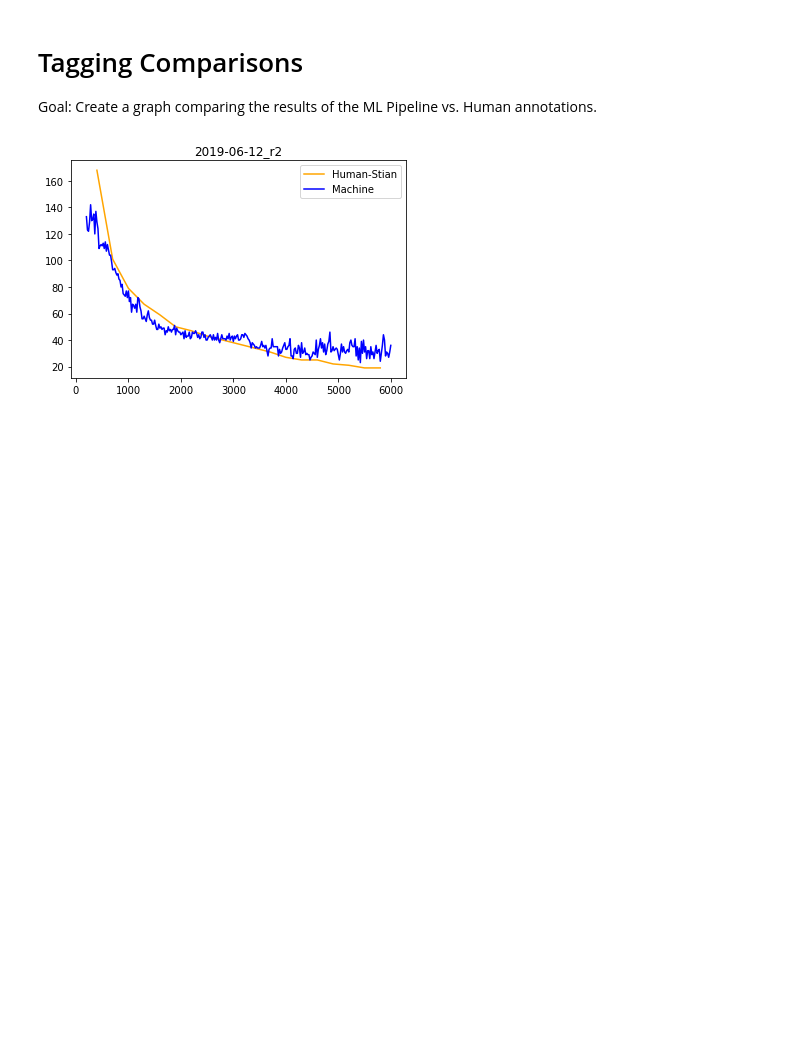
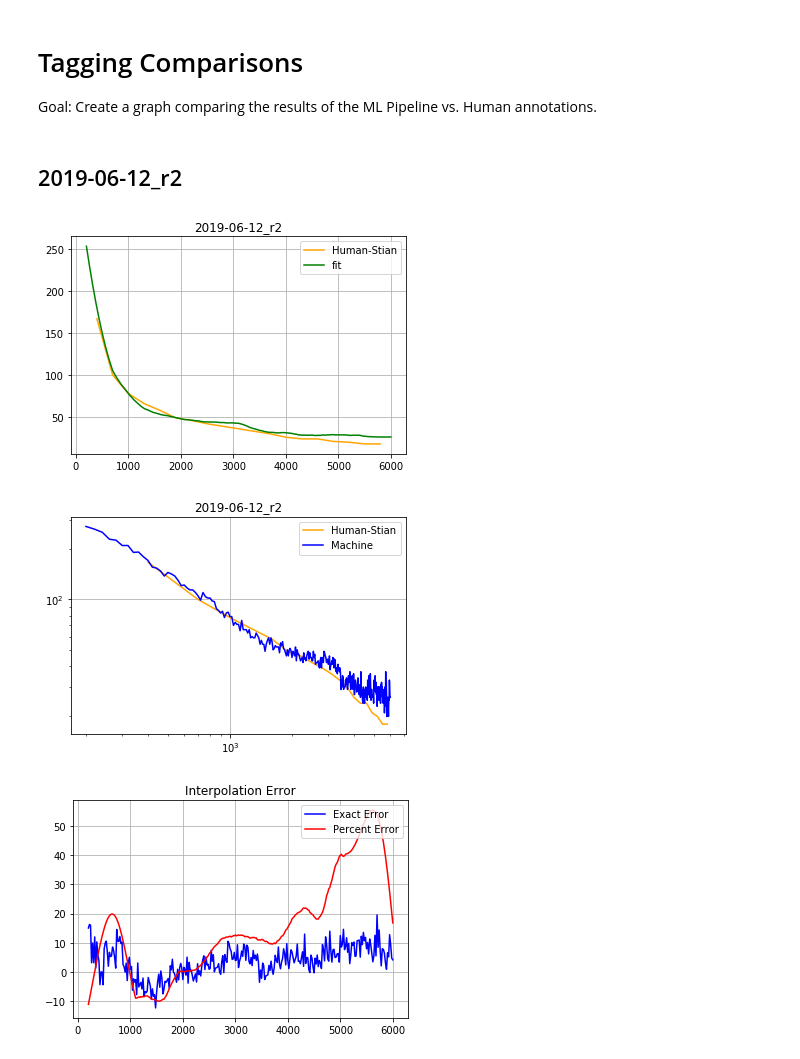
Before and after one commit to MLFilms/ImageAnnotation, a Jupyter notebook: TaggingComparisons.ipynb, the cells around one changed output. Saved outputs shown, nothing was run; the diff lists cells and outputs as text; code cells hidden in the pictures; blank space fills up the shorter version.

Commit message:
Additional plotting methods and error

```diff
--- a/TaggingComparisons.ipynb
+++ b/TaggingComparisons.ipynb
@@ -15,6 +18,6 @@ def loadJSON(path):
     return len(data)
 
 def loadCSV(path, delim=' '):
-    data = np.loadtxt(path, delimiter=delim)
+    data = np.loadtxt(path, delimiter=delim, skiprows=1)
     return len(data)
 # %%
@@ -41,7 +79,13 @@ def plotValues(csvDir, jsonDir,title):
+# %% [markdown]
+## 2019-06-12_r2
 # %%
-csvDir = '/home/stian/Desktop/testVid/MLCSV/*.dat'
-jsonDir = '/home/stian/Desktop/testVid/corrected/outIMG/*.json'
+csvDir = '/home/stian/Desktop/testVid/r2/MLCSV/*.dat'
+jsonDir = '/home/stian/Desktop/testVid/r2/corrected/outIMG/*.json'
 title = "2019-06-12_r2"
 plotValues(csvDir, jsonDir, title)
+loglogValues(csvDir, jsonDir, title)
+interpolation(csvDir,jsonDir,'Interpolation Error')
 # %% [output]
-[figure, old version]
+[figure, new version]
+[figure, added]
+[figure, added]
```
Also changed, not shown: parts of 10 cells of this notebook.
